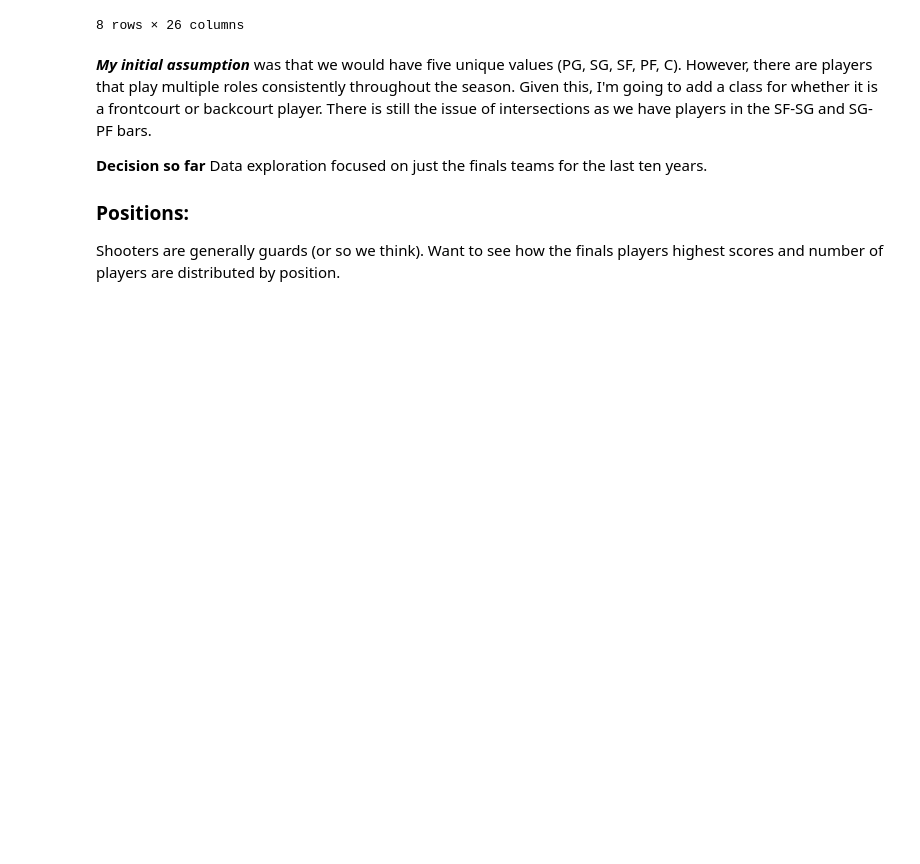
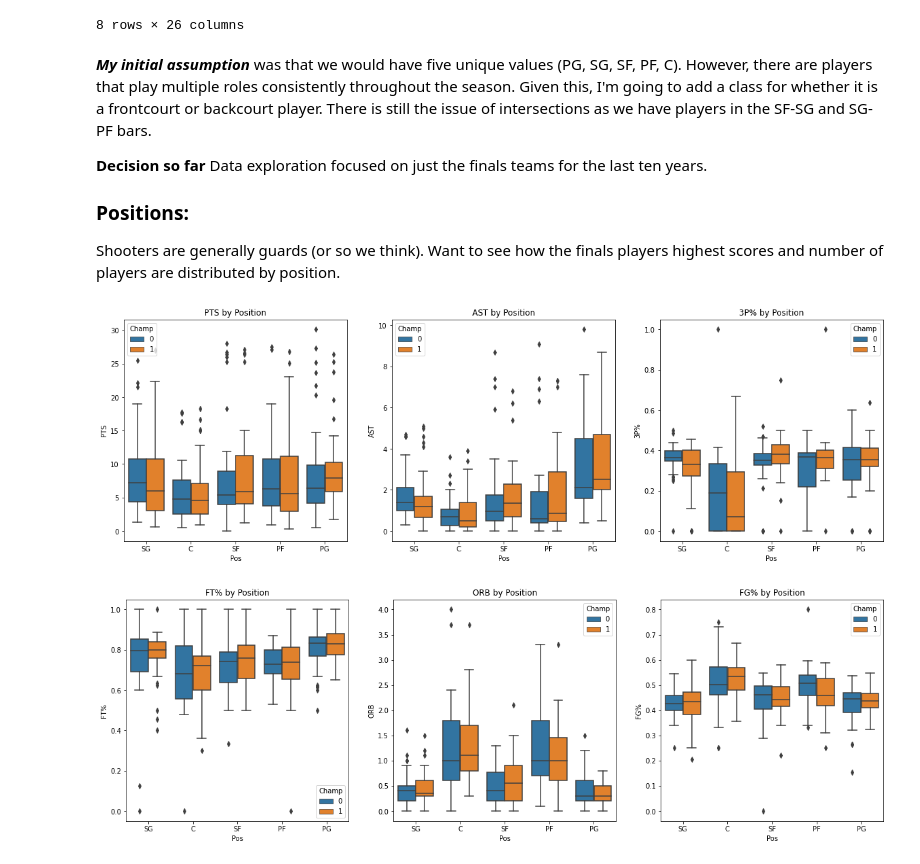
Before and after one commit to siawayforward/offense_wins_championships, a Jupyter notebook: EDA_finals.ipynb, the cells around one changed output. Drawn from its saved outputs; the diff is of its cells as text; code cells hidden in the pictures; blank space fills up the shorter version.

Commit message:
EDA for finals teams by position

```diff
--- a/EDA_finals.ipynb
+++ b/EDA_finals.ipynb
@@ -87,0 +86,15 @@ Shooters are generally guards (or so we think). Want to see how the finals playe
+# %%
+#plot
+offense = ['PTS', 'AST', '3P%', 'FT%', 'ORB', 'FG%']
+fig1, ([ax1, ax2, ax3]) = plt.subplots(ncols=3, figsize=(20,6))
+for i, a in zip(offense[0:3], [ax1, ax2, ax3]):
+    a.set_title(i+' by Position')
+    sns.boxplot(x='Pos', y=i, data=player_finals, hue='Champ', ax=a)
+fig2, ([ax1, ax2, ax3]) = plt.subplots(ncols=3, figsize=(20,6))
+for i, a in zip(offense[3:6], [ax1, ax2, ax3]):
+    a.set_title(i+' by Position')
+    sns.boxplot(x='Pos', y=i, data=player_finals, hue='Champ', ax=a)
+plt.show()
+# %% [output]
+[figure, added]
+[figure, added]
```
Also changed, not shown: parts of 6 cells of this notebook.
